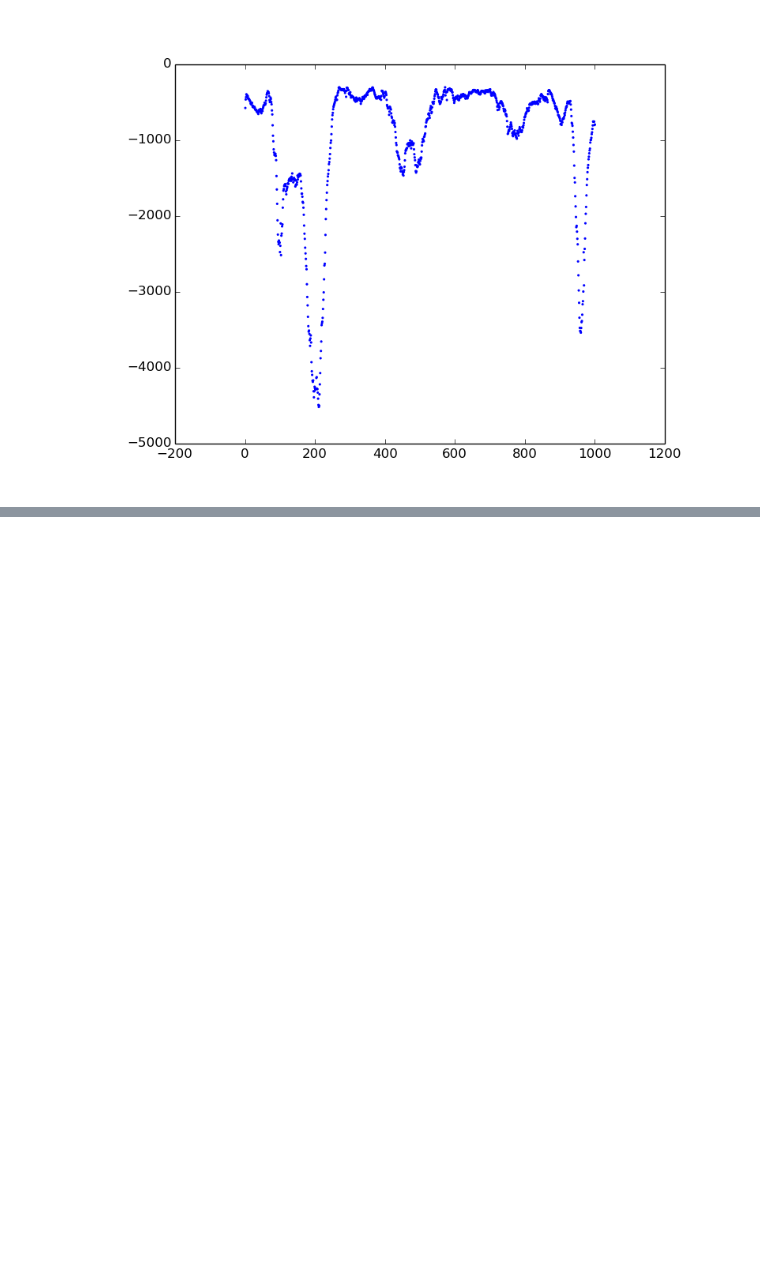
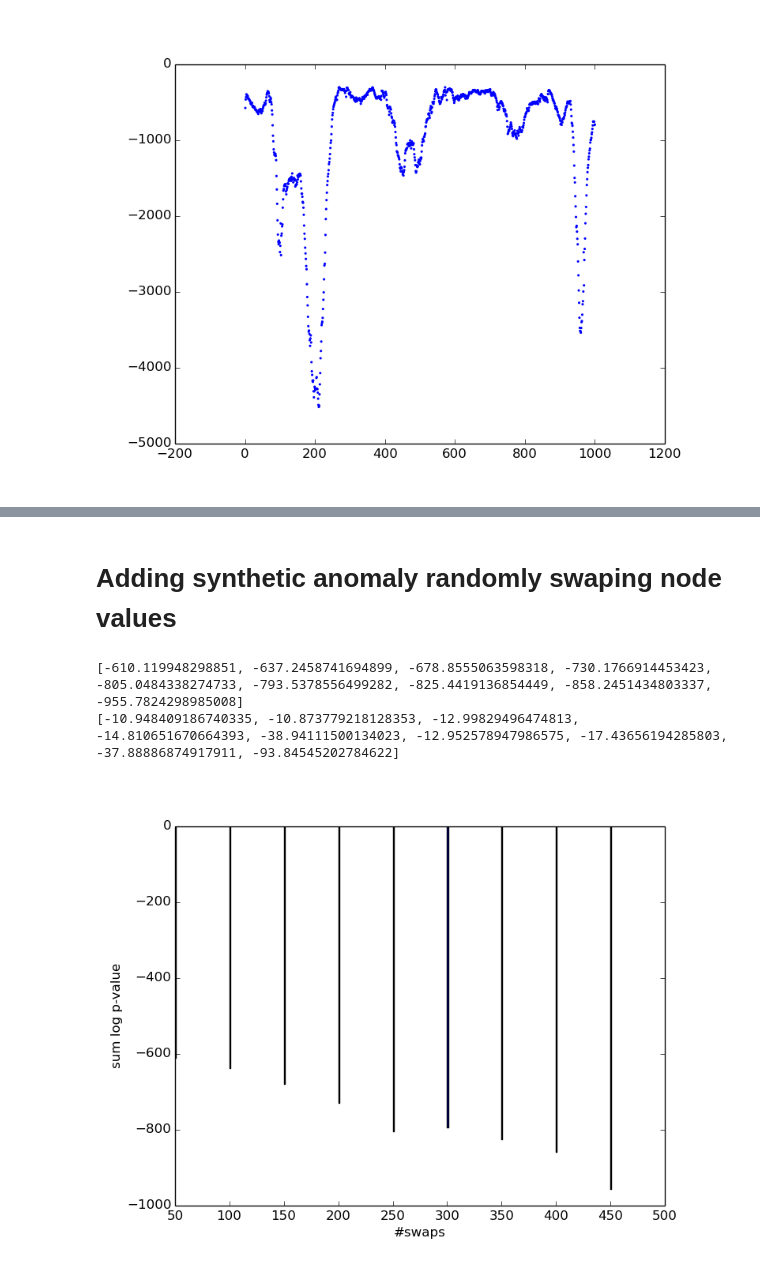
Before and after one commit to arleilps/anomaly-detection, a Jupyter notebook: jan_meeting/Anomaly detection using spectral theory.ipynb, the cells around one changed output, grey strips where cells are left out. Cells and saved outputs as stored; diff of their text form; code cells hidden in the pictures; blank space fills up the shorter version.

Commit message:
Adding anomaly analysis

```diff
--- a/jan_meeting/Anomaly detection using spectral theory.ipynb
+++ b/jan_meeting/Anomaly detection using spectral theory.ipynb
@@ -223,0 +241,59 @@ Image(filename='p_values.png')
+# %% [markdown]
+# Adding synthetic anomaly randomly swaping node values
+# %%
+import random
+
+def swap_values(F, num):
+    for i in range(0, num):
+        p_one = random.randint(0, len(F)-1)
+        p_two = random.randint(0, len(F)-1)
+        value = F[p_one]
+        F[p_one] = F[p_two]
+        F[p_two] = value
+
+def compute_sum_min_log_p_value(lambdas, mean_lambdas, std_lambdas):
+    p_values_anomaly = []
+    for j in range(0, len(lambdas)):
+        p_value = gaussian_dist(lambdas[j], mean_lambdas[j], std_lambdas[j])
+        p_values_anomaly.append(p_value)
+
+    sum_log_p_values = 0
+    for j in range(0, len(lambdas)):
+        sum_log_p_values = sum_log_p_values + math.log(p_values_anomaly[j])
+
+    min_log_p_value = 0
+    for j in range(0, len(lambdas)):
+        if min_log_p_value > math.log(p_values_anomaly[j]):
+            min_log_p_value = math.log(p_values_anomaly[j])
+
+    return sum_log_p_values, min_log_p_value
+
+file_name = data_path + "traffic_0.data"
+F = read_values(file_name, node_ids)
+
+x = []
+y_sum = []
+y_min = []
+
+for num in range(0, 500, 50):
+    if num > 0:
+        swap_values(F, 50)
+        lambdas = graph_fourier(F, U)
+        sum_p, min_p = compute_sum_min_log_p_value(lambdas, mean_lambdas, std_lambdas)
+        x.append(num)
+        y_sum.append(sum_p)
+        y_min.append(min_p)
+
+print y_sum
+print y_min
+
+plt.clf()
+plt.bar(x,y_sum)
+plt.xlabel('#swaps')
+plt.ylabel('sum log p-value')
+plt.savefig("sum_p_values_swaps.png")
+Image(filename='sum_p_values_swaps.png')
+# %% [output]
+[-610.119948298851, -637.2458741694899, -678.8555063598318, -730.1766914453423, -805.0484338274733, -793.5378556499282, -825.4419136854449, -858.2451434803337, -955.7824298985008]
+[-10.948409186740335, -10.873779218128353, -12.99829496474813, -14.810651670664393, -38.94111500134023, -12.952578947986575, -17.43656194285803, -37.88886874917911, -93.84545202784622]
+[figure, added]
```
Also changed, not shown: parts of 6 cells of this notebook, 1 other file.
